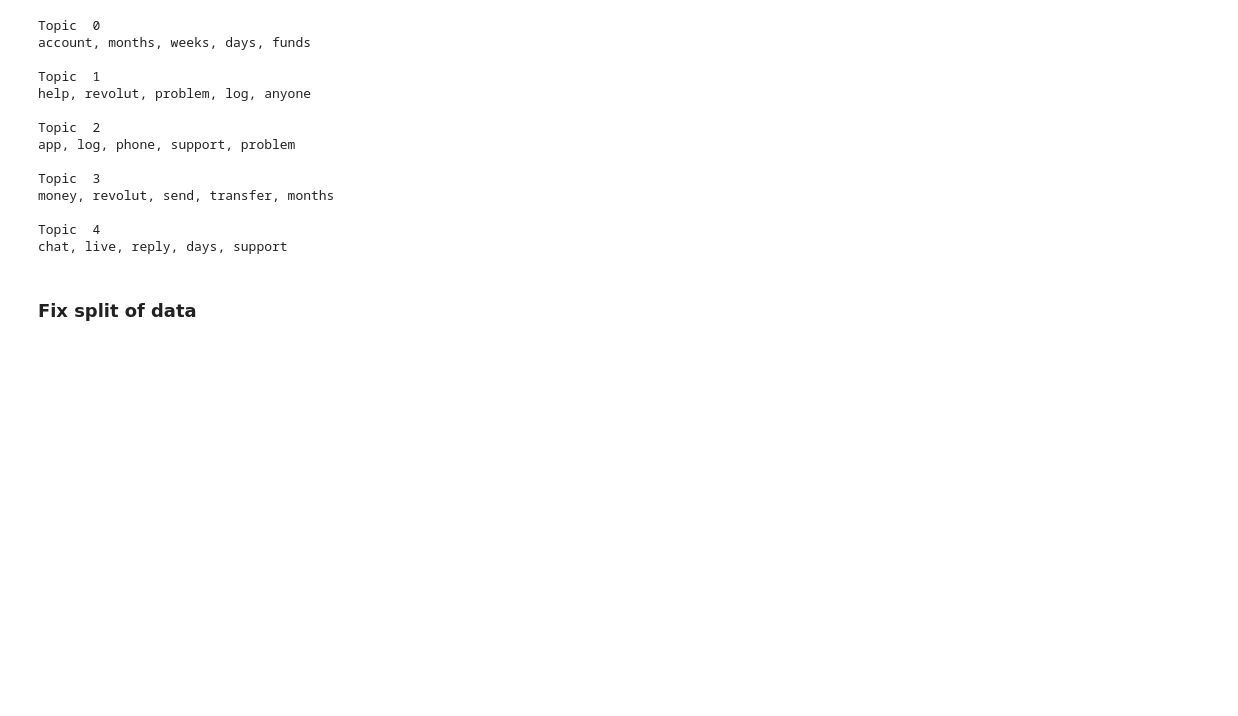
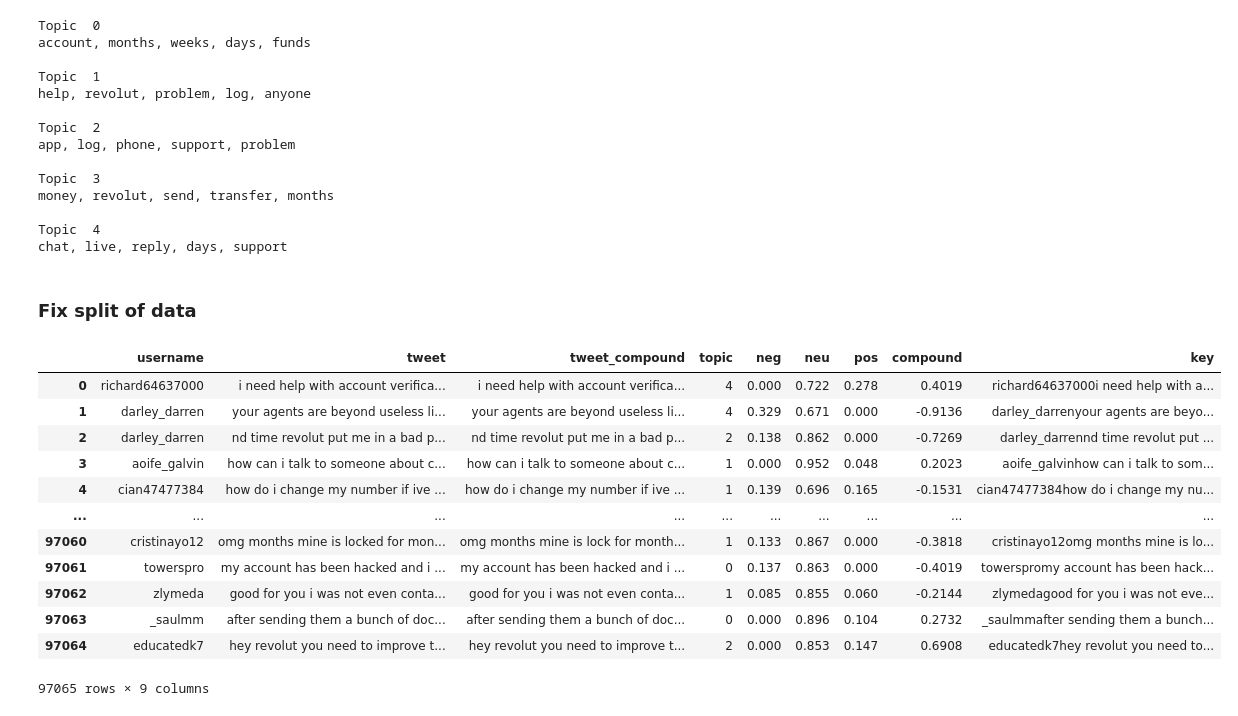
Before and after one commit to tawney-kirkland/04-fletcher, a Jupyter notebook: modeling-analysis_second.ipynb, the cells around one changed output. Cells and saved outputs as stored; diff of their text form; code cells hidden in the pictures; blank space fills up the shorter version.

```diff
--- a/modeling-analysis_second.ipynb
+++ b/modeling-analysis_second.ipynb
@@ -40,7 +41,8 @@ stop.extend(['hi', 'hey', 'hello','ha', 'followed','wa','dm','dont','cant','wont
             'someone','people','im','ive','month','week','day','could','give','want','please','pls','since','one',
              'back','thanks','thank','take','doesnt','does', 'might', 'must','lock','access','sent','closed','use',
             'u','contact','new','email','time','message','tried','answer','waiting','issue','reason','going',
-            'work','agent','bank','card','trying','even','every'])
+            'work','agent','bank','card','trying','even','every','problem','via','chat','support','log',
+            'getting','anyone','reply','transfer','nothing'])
 # %%
 # # Extend for most common English adverbs
 
@@ -238,7 +240,7 @@ with option_context('display.max_colwidth', 600):
 # %%
 sid_obj = SentimentIntensityAnalyzer()
 sentiment = []
-for tweet in df_analysis.tweet_compound:
+for tweet in df_analysis.tweet:
     sentiment.append(sid_obj.polarity_scores(tweet))
 # %%
 sentiment_df = pd.DataFrame(sentiment)
@@ -380,9 +380,27 @@ df_intent = pd.read_csv('training_base.csv',
 
 def remove_space(text):
     text = text.strip()
+    text = re.sub("\s\s+", " ", text)
     return text
 
 df_intent['tweet'] = df_intent.tweet.map(remove_space)
+merged_df['tweet'] = merged_df.tweet.map(remove_space)
+# %%
+merged_df
+# %% [output]
+|  | username | tweet | tweet_compound | topic | neg | neu | pos | compound | key |
+| 0 | richard64637000 | i need help with account verifica... | i need help with account verifica... | 4 | 0.000 | 0.722 | 0.278 | 0.4019 | richard64637000i need help with a... |
+| 1 | darley_darren | your agents are beyond useless li... | your agents are beyond useless li... | 4 | 0.329 | 0.671 | 0.000 | -0.9136 | darley_darrenyour agents are beyo... |
+| 2 | darley_darren | nd time revolut put me in a bad p... | nd time revolut put me in a bad p... | 2 | 0.138 | 0.862 | 0.000 | -0.7269 | darley_darrennd time revolut put ... |
+| 3 | aoife_galvin | how can i talk to someone about c... | how can i talk to someone about c... | 1 | 0.000 | 0.952 | 0.048 | 0.2023 | aoife_galvinhow can i talk to som... |
+| 4 | cian47477384 | how do i change my number if ive ... | how do i change my number if ive ... | 1 | 0.139 | 0.696 | 0.165 | -0.1531 | cian47477384how do i change my nu... |
+| ... | ... | ... | ... | ... | ... | ... | ... | ... | ... |
+| 97060 | cristinayo12 | omg months mine is locked for mon... | omg months mine is lock for month... | 1 | 0.133 | 0.867 | 0.000 | -0.3818 | cristinayo12omg months mine is lo... |
+| 97061 | towerspro | my account has been hacked and i ... | my account has been hacked and i ... | 0 | 0.137 | 0.863 | 0.000 | -0.4019 | towerspromy account has been hack... |
+| 97062 | zlymeda | good for you i was not even conta... | good for you i was not even conta... | 1 | 0.085 | 0.855 | 0.060 | -0.2144 | zlymedagood for you i was not eve... |
+| 97063 | _saulmm | after sending them a bunch of doc... | after sending them a bunch of doc... | 0 | 0.000 | 0.896 | 0.104 | 0.2732 | _saulmmafter sending them a bunch... |
+| 97064 | educatedk7 | hey revolut you need to improve t... | hey revolut you need to improve t... | 2 | 0.000 | 0.853 | 0.147 | 0.6908 | educatedk7hey revolut you need to... |
+97065 rows × 9 columns
 # %%
 merged_df['key'] = merged_df['username'] + merged_df['tweet']
 d = merged_df[~merged_df['key'].isin(df_intent['username'] + df_intent['tweet'])].drop(['key'], axis=1)
```
Also changed, not shown: parts of 23 cells of this notebook.
